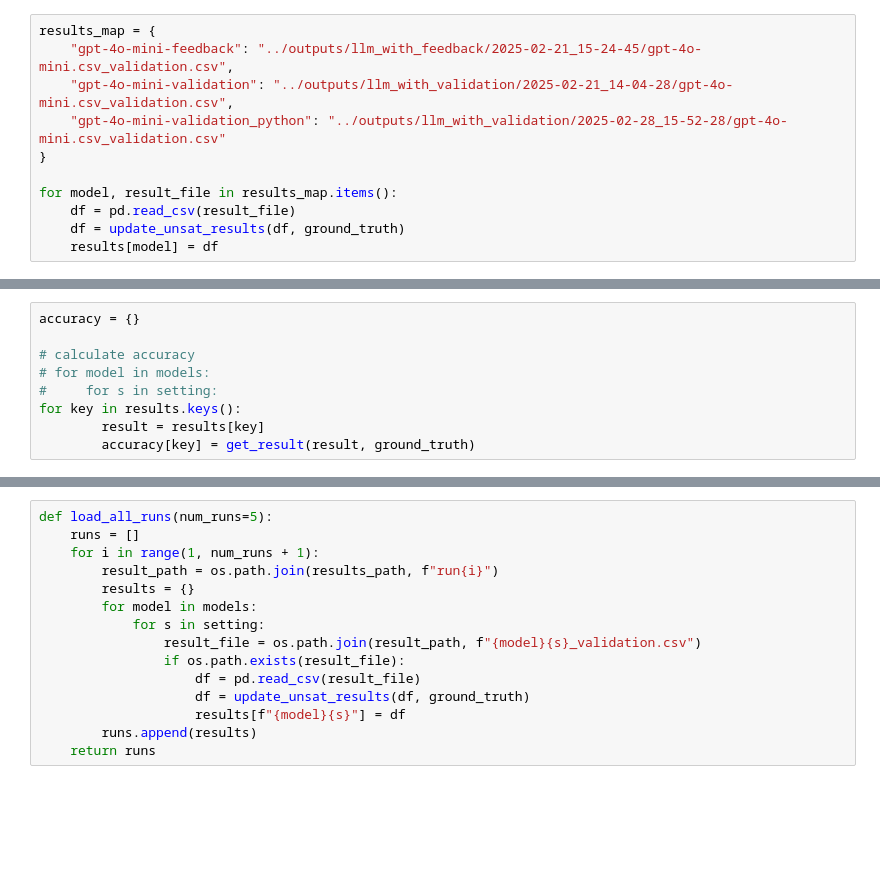
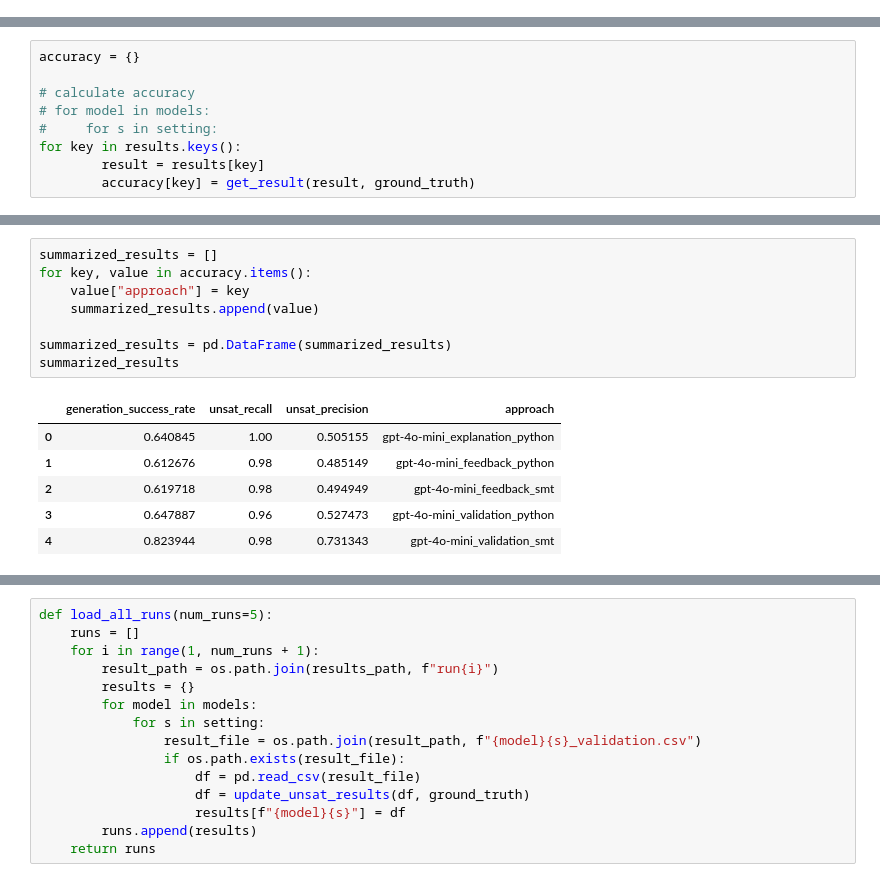
Before and after one commit to 20001LastOrder/ConStrainSolver, a Jupyter notebook: scripts/evaluation.ipynb, the cells around one changed output, grey strips where cells are left out. Drawn from its saved outputs; the diff is of its cells as text; blank space fills up the shorter version.

```diff
--- a/scripts/evaluation.ipynb
+++ b/scripts/evaluation.ipynb
@@ -51,11 +81,0 @@ for model in models:
-# %%
-results_map = {
-    "gpt-4o-mini-feedback": "../outputs/llm_with_feedback/2025-02-21_15-24-45/gpt-4o-mini.csv_validation.csv",
-    "gpt-4o-mini-validation": "../outputs/llm_with_validation/2025-02-21_14-04-28/gpt-4o-mini.csv_validation.csv",
-    "gpt-4o-mini-validation_python": "../outputs/llm_with_validation/2025-02-28_15-52-28/gpt-4o-mini.csv_validation.csv"
-}
-
-for model, result_file in results_map.items():
-    df = pd.read_csv(result_file)
-    df = update_unsat_results(df, ground_truth)
-    results[model] = df
@@ -76,3 +160,18 @@ for key in results.keys():
+# %%
+summarized_results = []
+for key, value in accuracy.items():
+    value["approach"] = key
+    summarized_results.append(value)
+
+summarized_results = pd.DataFrame(summarized_results)
+summarized_results
+# %% [output]
+|  | generation_success_rate | unsat_recall | unsat_precision | approach |
+| 0 | 0.640845 | 1.00 | 0.505155 | gpt-4o-mini_explanation_python |
+| 1 | 0.612676 | 0.98 | 0.485149 | gpt-4o-mini_feedback_python |
+| 2 | 0.619718 | 0.98 | 0.494949 | gpt-4o-mini_feedback_smt |
+| 3 | 0.647887 | 0.96 | 0.527473 | gpt-4o-mini_validation_python |
+| 4 | 0.823944 | 0.98 | 0.731343 | gpt-4o-mini_validation_smt |
 # %%
 summarized_results = []
 for key, value in accuracy.items():
```
Also changed, not shown: parts of 8 cells of this notebook, 20 other files.
